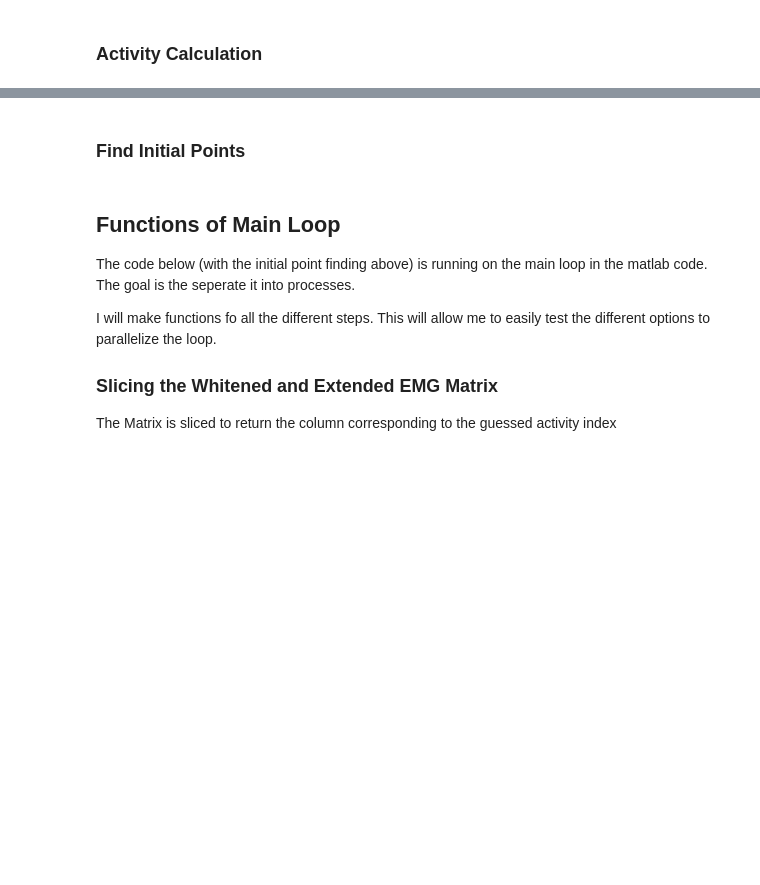
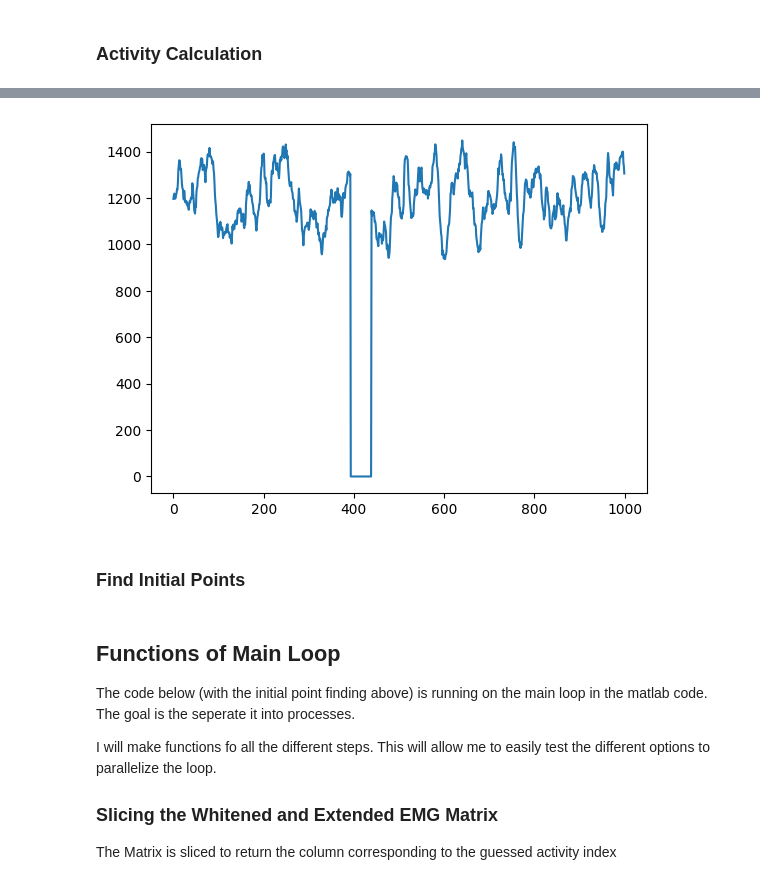
Before and after one commit to DanielFasel/realtime-emg-batch-decomposition, a Jupyter notebook: calibrationAlgorithm.ipynb, the cells around one changed output, grey strips where cells are left out. Cells and saved outputs as stored; diff of their text form; code cells hidden in the pictures; blank space fills up the shorter version.

```diff
--- a/calibrationAlgorithm.ipynb
+++ b/calibrationAlgorithm.ipynb
@@ -311,7 +254,10 @@ for i in range(len(index)):
 # %%
-plt.figure(4)
-plt.plot(activity_mx)
-plt.show()
+if plotting:
+    plt.figure(4)
+    plt.plot(activity_mx[1000:2000])
+    plt.show()
+# %% [output]
+[figure, added]
 # %% [markdown]
 ### Find Initial Points
 # %%
```
Also changed, not shown: parts of 35 cells of this notebook, 2 other files.
